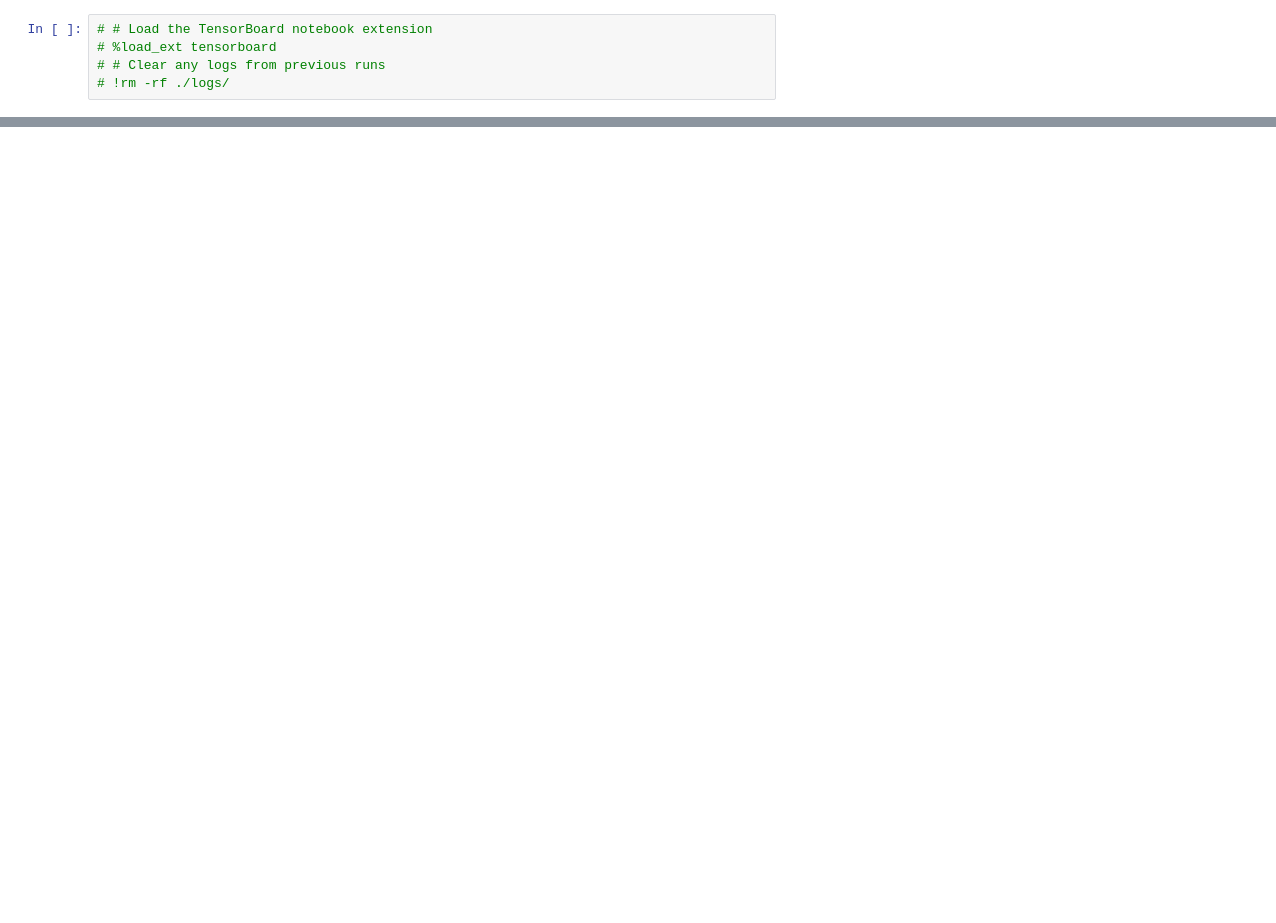
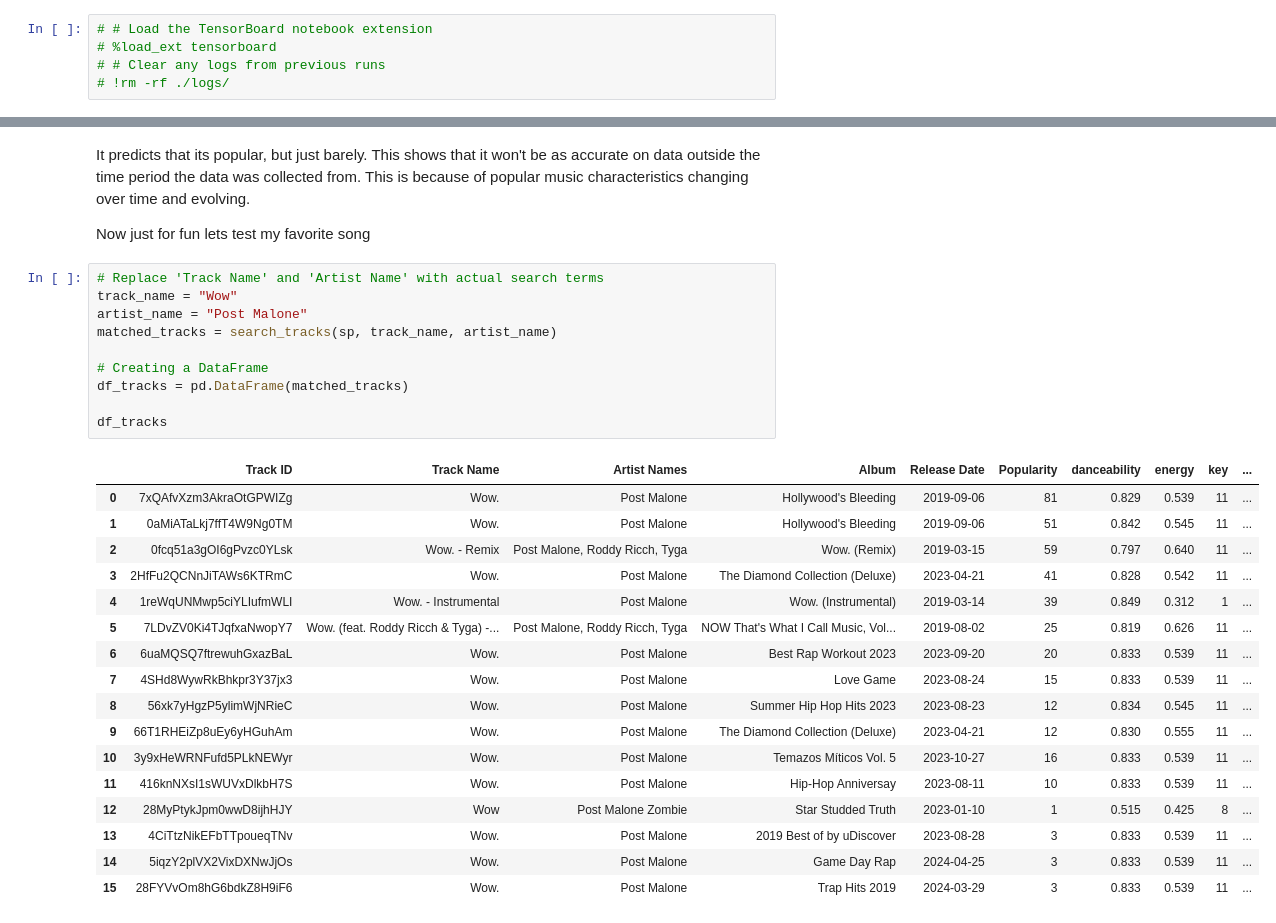
Before and after one commit to Coopsims/Random-Projects, a Jupyter notebook: Spotify Data Science/Song Popularity/Spotify-analysis-V2.0.ipynb, the cells around one changed output, grey strips where cells are left out. Cells and saved outputs as stored; diff of their text form; blank space fills up the shorter version.

```diff
--- a/Spotify Data Science/Song Popularity/Spotify-analysis-V2.0.ipynb
+++ b/Spotify Data Science/Song Popularity/Spotify-analysis-V2.0.ipynb
@@ -419,0 +531,32 @@ AUPRC: 0.879257
+# %% [markdown]
+It predicts that its popular, but just barely. This shows that it won't be as accurate on data outside the time period the data was collected from. This is because of popular music characteristics changing over time and evolving.
+
+Now just for fun lets test my favorite song
+# %%
+# Replace 'Track Name' and 'Artist Name' with actual search terms
+track_name = "Wow"
+artist_name = "Post Malone"
+matched_tracks = search_tracks(sp, track_name, artist_name)
+
+# Creating a DataFrame
+df_tracks = pd.DataFrame(matched_tracks)
+
+df_tracks
+# %% [output]
+|  | Track ID | Track Name | Artist Names | Album | Release Date | Popularity | danceability | energy | key | ... |
+| 0 | 7xQAfvXzm3AkraOtGPWIZg | Wow. | Post Malone | Hollywood's Bleeding | 2019-09-06 | 81 | 0.829 | 0.539 | 11 | ... |
+| 1 | 0aMiATaLkj7ffT4W9Ng0TM | Wow. | Post Malone | Hollywood's Bleeding | 2019-09-06 | 51 | 0.842 | 0.545 | 11 | ... |
+| 2 | 0fcq51a3gOI6gPvzc0YLsk | Wow. - Remix | Post Malone, Roddy Ricch, Tyga | Wow. (Remix) | 2019-03-15 | 59 | 0.797 | 0.640 | 11 | ... |
+| 3 | 2HfFu2QCNnJiTAWs6KTRmC | Wow. | Post Malone | The Diamond Collection (Deluxe) | 2023-04-21 | 41 | 0.828 | 0.542 | 11 | ... |
+| 4 | 1reWqUNMwp5ciYLIufmWLI | Wow. - Instrumental | Post Malone | Wow. (Instrumental) | 2019-03-14 | 39 | 0.849 | 0.312 | 1 | ... |
+| 5 | 7LDvZV0Ki4TJqfxaNwopY7 | Wow. (feat. Roddy Ricch & Tyga) -... | Post Malone, Roddy Ricch, Tyga | NOW That's What I Call Music, Vol... | 2019-08-02 | 25 | 0.819 | 0.626 | 11 | ... |
+| 6 | 6uaMQSQ7ftrewuhGxazBaL | Wow. | Post Malone | Best Rap Workout 2023 | 2023-09-20 | 20 | 0.833 | 0.539 | 11 | ... |
+| 7 | 4SHd8WywRkBhkpr3Y37jx3 | Wow. | Post Malone | Love Game | 2023-08-24 | 15 | 0.833 | 0.539 | 11 | ... |
+| 8 | 56xk7yHgzP5ylimWjNRieC | Wow. | Post Malone | Summer Hip Hop Hits 2023 | 2023-08-23 | 12 | 0.834 | 0.545 | 11 | ... |
+| 9 | 66T1RHEiZp8uEy6yHGuhAm | Wow. | Post Malone | The Diamond Collection (Deluxe) | 2023-04-21 | 12 | 0.830 | 0.555 | 11 | ... |
+| 10 | 3y9xHeWRNFufd5PLkNEWyr | Wow. | Post Malone | Temazos Míticos Vol. 5 | 2023-10-27 | 16 | 0.833 | 0.539 | 11 | ... |
+| 11 | 416knNXsI1sWUVxDlkbH7S | Wow. | Post Malone | Hip-Hop Anniversay | 2023-08-11 | 10 | 0.833 | 0.539 | 11 | ... |
+| 12 | 28MyPtykJpm0wwD8ijhHJY | Wow | Post Malone Zombie | Star Studded Truth | 2023-01-10 | 1 | 0.515 | 0.425 | 8 | ... |
+| 13 | 4CiTtzNikEFbTTpoueqTNv | Wow. | Post Malone | 2019 Best of by uDiscover | 2023-08-28 | 3 | 0.833 | 0.539 | 11 | ... |
+| 14 | 5iqzY2plVX2VixDXNwJjOs | Wow. | Post Malone | Game Day Rap | 2024-04-25 | 3 | 0.833 | 0.539 | 11 | ... |
+| 15 | 28FYVvOm8hG6bdkZ8H9iF6 | Wow. | Post Malone | Trap Hits 2019 | 2024-03-29 | 3 | 0.833 | 0.539 | 11 | ... |
```
Also changed, not shown: parts of 22 cells of this notebook, 15 other files.
